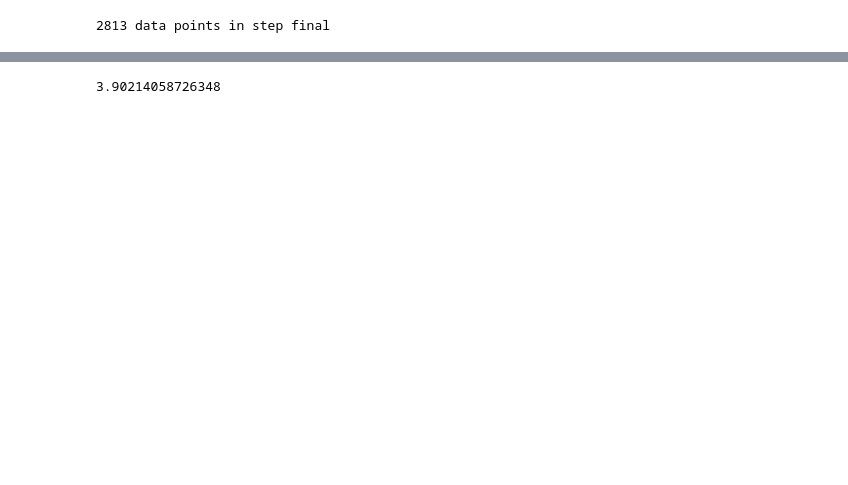
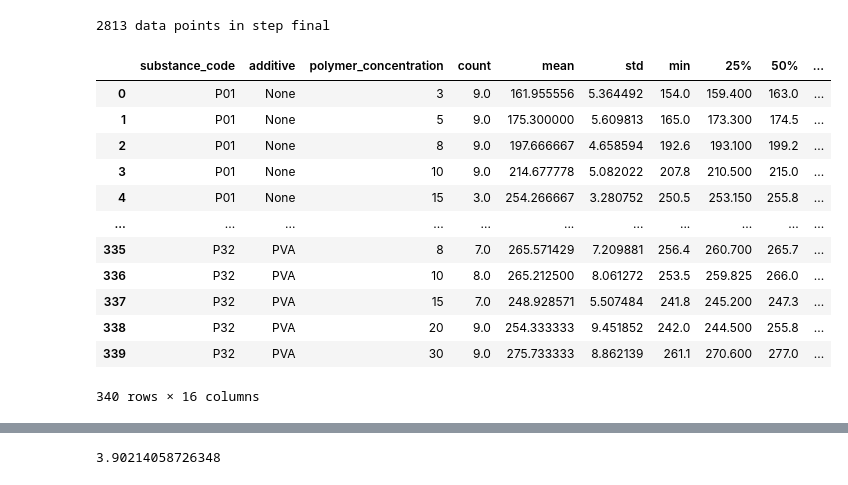
Before and after one commit to JulianKimmig/nanoparticle_size_prediction, a Jupyter notebook: data/statistic_workup.ipynb, the cells around one changed output, grey strips where cells are left out. Drawn from its saved outputs; the diff is of its cells as text; code cells hidden in the pictures; blank space fills up the shorter version.

```diff
--- a/data/statistic_workup.ipynb
+++ b/data/statistic_workup.ipynb
@@ -75,9 +75,45 @@ filter_map = {
 }
 
 remove_map = {
-    "smiles_ru": ["[CH2][C](C)(C(=O)OC(C)(C)C)"],
+    "smiles_ru": ["[CH2][C](C)(C(=O)OC(C)(C)C)","[CH2][C](C)(C(=O)Oc1ccccc1)"],
 }
 
+name_conversion_map={
+    "P01": "TS-001",
+    "P02": "TS-005",
+    "P03": "TS-002",
+    "P04": "SB342",
+    "P05": "SB343",
+    "P06": "SB355",
+    "P07": "TS-015a",
+    "P08": "TS-015b",
+    "P09": "TS-015c",
+    "P10": "TS-016a",
+    "P11": "TS-016b",
+    "P12": "TS-016c",
+    "P13": "TS-010a",
+    "P14": "TS-010b",
+    "P15": "TS-010c",
+    "P16": "TS-012a",
+    "P17": "TS-012b",
+    "P18": "TS-012c",
+    "P19": "TS-011a",
+    "P20": "TS-011b",
+    "P21": "TS-011c",
+    "P22": "TS-013a",
+    "P23": "TS-013b",
+    "P24": "TS-013c",
+    "P25": "TS-009a",
+    "P26": "TS-009b",
+    "P27": "TS-009c",
+    "P28": "TS-019a",
+    "P29": "TS-019b",
+    "P30": "TS-019c",
+    "P31": "TS-018a",
+    "P32": "TS-018b",
+    "P33": "TS-018c",
+}
+reverse_name_conversion_map={v:k for k,v in name_conversion_map.items()}
 # train_outsmiles='C3[C](C)(C(=O)OCC(C)C)[CH2][C](C)(C(=O)OCC(C)C)[CH2][C](C)(C(=O)OCC(C)C)[CH2][C](C)(C(=O)OCC(C)C)[CH2][C](C)(C(=O)OCC(C)C)[CH2][C](C)(C(=O)OCC(C)C)[CH2][C](C)(C(=O)OCC(C)C)[CH2][C](C)(C(=O)OCC(C)C)[CH2][C](C)(C(=O)OCC(C)C)[CH2][C](C)(C(=O)OCC(C)C)3'
 # %%
 image_path = os.path.abspath(image_path)
@@ -610 +641,17 @@ stat_df_res = stat_df.reset_index()
+# %%
+stat_df_res
+# %% [output]
+|  | substance_code | additive | polymer_concentration | count | mean | std | min | 25% | 50% | ... |
+| 0 | P01 | None | 3 | 9.0 | 161.955556 | 5.364492 | 154.0 | 159.400 | 163.0 | ... |
+| 1 | P01 | None | 5 | 9.0 | 175.300000 | 5.609813 | 165.0 | 173.300 | 174.5 | ... |
+| 2 | P01 | None | 8 | 9.0 | 197.666667 | 4.658594 | 192.6 | 193.100 | 199.2 | ... |
+| 3 | P01 | None | 10 | 9.0 | 214.677778 | 5.082022 | 207.8 | 210.500 | 215.0 | ... |
+| 4 | P01 | None | 15 | 3.0 | 254.266667 | 3.280752 | 250.5 | 253.150 | 255.8 | ... |
+| ... | ... | ... | ... | ... | ... | ... | ... | ... | ... | ... |
+| 335 | P32 | PVA | 8 | 7.0 | 265.571429 | 7.209881 | 256.4 | 260.700 | 265.7 | ... |
+| 336 | P32 | PVA | 10 | 8.0 | 265.212500 | 8.061272 | 253.5 | 259.825 | 266.0 | ... |
+| 337 | P32 | PVA | 15 | 7.0 | 248.928571 | 5.507484 | 241.8 | 245.200 | 247.3 | ... |
+| 338 | P32 | PVA | 20 | 9.0 | 254.333333 | 9.451852 | 242.0 | 244.500 | 255.8 | ... |
+| 339 | P32 | PVA | 30 | 9.0 | 275.733333 | 8.862139 | 261.1 | 270.600 | 277.0 | ... |
+340 rows × 16 columns
 # %%
```
Also changed, not shown: parts of 27 cells of this notebook.
